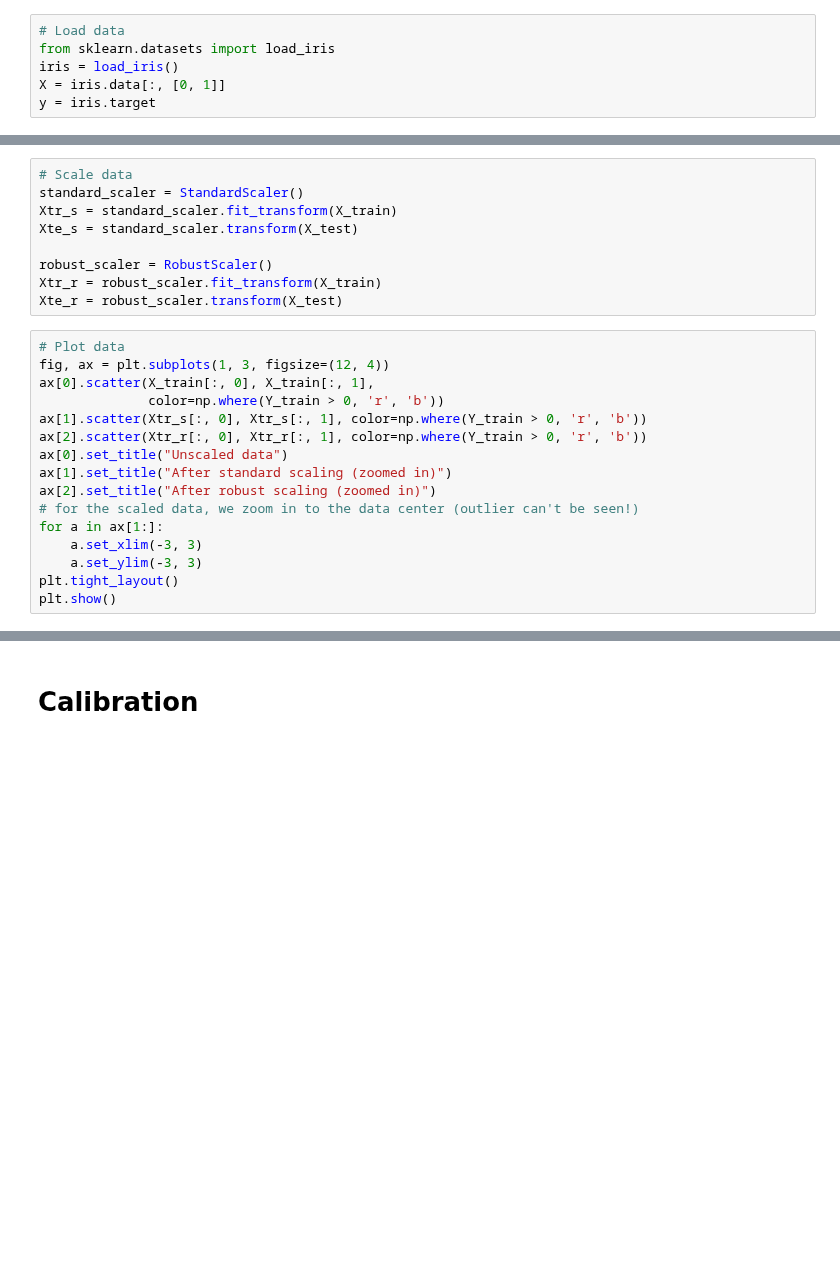
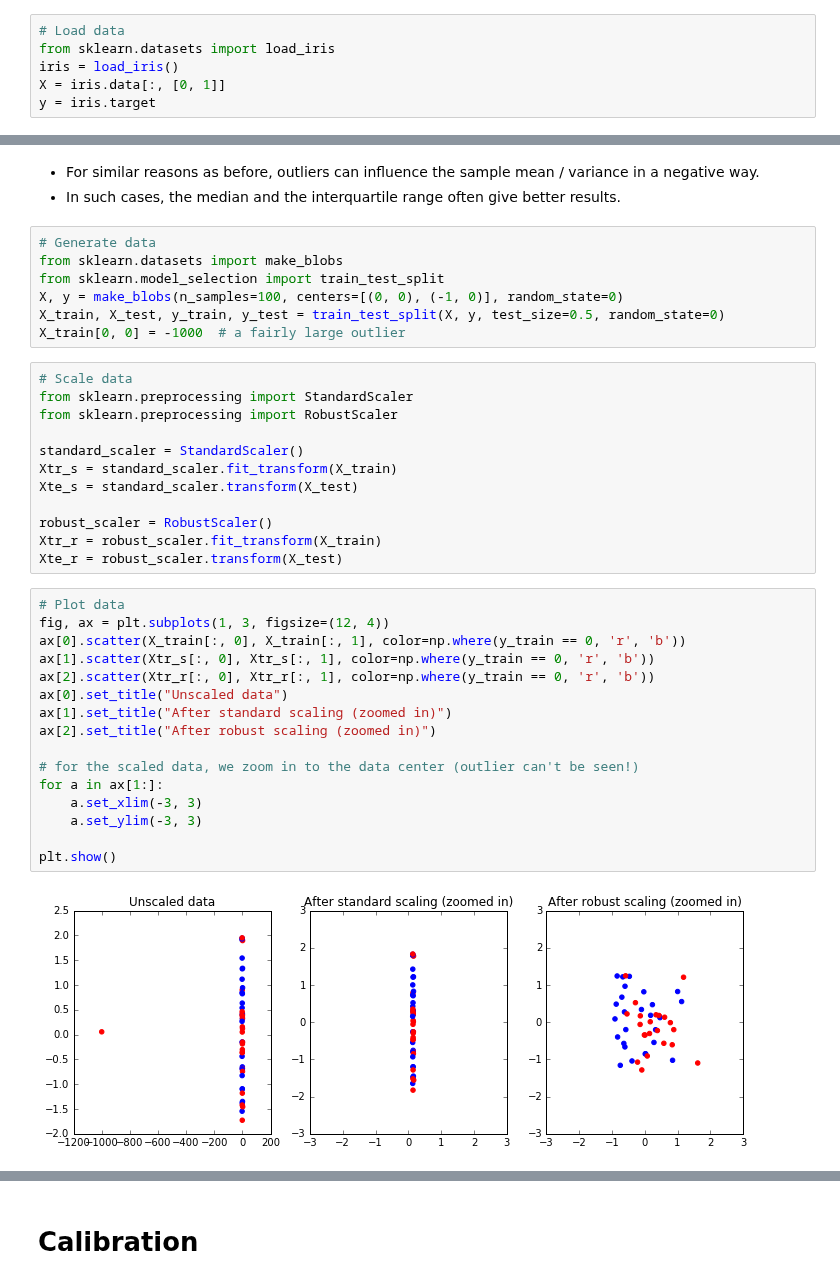
Before and after one commit to glouppe/tutorials-scikit-learn, a Jupyter notebook: Robust and calibrated estimators with Scikit-Learn.ipynb, the cells around one changed output, grey strips where cells are left out. Saved outputs shown, nothing was run; the diff lists cells and outputs as text; blank space fills up the shorter version.

```diff
--- a/Robust and calibrated estimators with Scikit-Learn.ipynb
+++ b/Robust and calibrated estimators with Scikit-Learn.ipynb
@@ -192,5 +212,18 @@ X_train[0, 0] = -1000  # a fairly large outlier
+# %% [markdown]
+- For similar reasons as before, outliers can influence the sample mean / variance in a negative way.
+- In such cases, the median and the interquartile range often give better results.
+# %%
+# Generate data
+from sklearn.datasets import make_blobs
+from sklearn.model_selection import train_test_split
+X, y = make_blobs(n_samples=100, centers=[(0, 0), (-1, 0)], random_state=0)
+X_train, X_test, y_train, y_test = train_test_split(X, y, test_size=0.5, random_state=0)
+X_train[0, 0] = -1000  # a fairly large outlier
 # %%
 # Scale data
+from sklearn.preprocessing import StandardScaler
+from sklearn.preprocessing import RobustScaler
+
 standard_scaler = StandardScaler()
 Xtr_s = standard_scaler.fit_transform(X_train)
 Xte_s = standard_scaler.transform(X_test)
@@ -201,19 +234,21 @@ Xte_r = robust_scaler.transform(X_test)
 # %%
 # Plot data
 fig, ax = plt.subplots(1, 3, figsize=(12, 4))
-ax[0].scatter(X_train[:, 0], X_train[:, 1],
-              color=np.where(Y_train > 0, 'r', 'b'))
-ax[1].scatter(Xtr_s[:, 0], Xtr_s[:, 1], color=np.where(Y_train > 0, 'r', 'b'))
-ax[2].scatter(Xtr_r[:, 0], Xtr_r[:, 1], color=np.where(Y_train > 0, 'r', 'b'))
+ax[0].scatter(X_train[:, 0], X_train[:, 1], color=np.where(y_train == 0, 'r', 'b'))
+ax[1].scatter(Xtr_s[:, 0], Xtr_s[:, 1], color=np.where(y_train == 0, 'r', 'b'))
+ax[2].scatter(Xtr_r[:, 0], Xtr_r[:, 1], color=np.where(y_train == 0, 'r', 'b'))
 ax[0].set_title("Unscaled data")
 ax[1].set_title("After standard scaling (zoomed in)")
 ax[2].set_title("After robust scaling (zoomed in)")
+
 # for the scaled data, we zoom in to the data center (outlier can't be seen!)
 for a in ax[1:]:
     a.set_xlim(-3, 3)
     a.set_ylim(-3, 3)
-plt.tight_layout()
+
 plt.show()
+# %% [output]
+[figure, added]
 # %%
 # Classify using k-NN
 from sklearn.neighbors import KNeighborsClassifier
```
Also changed, not shown: parts of 20 cells of this notebook, 1 other file.
